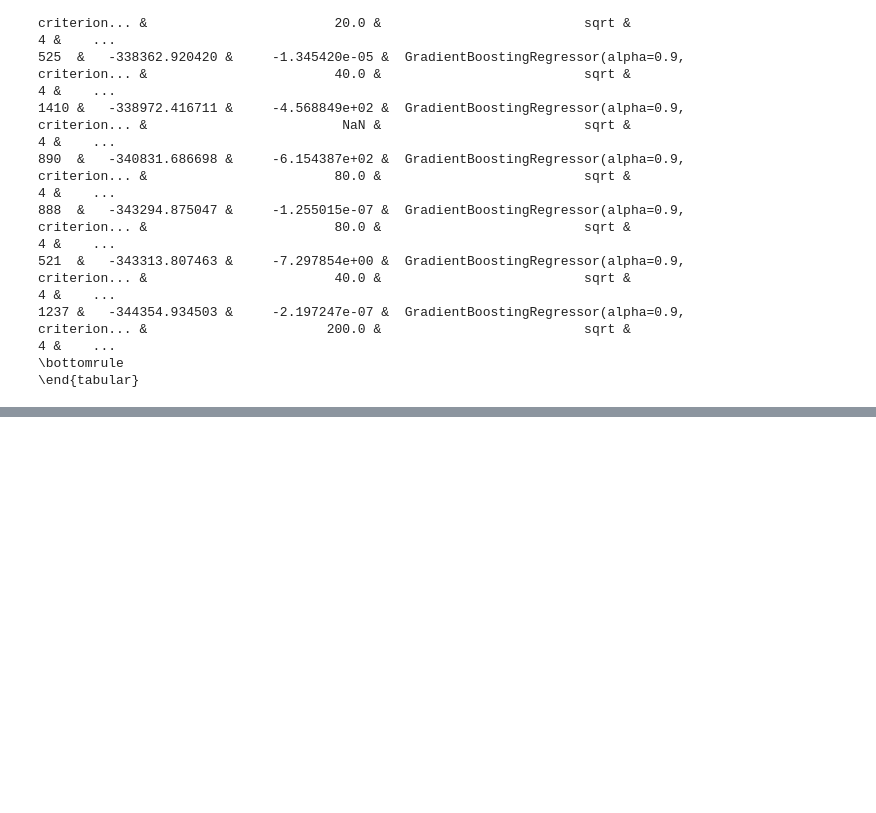
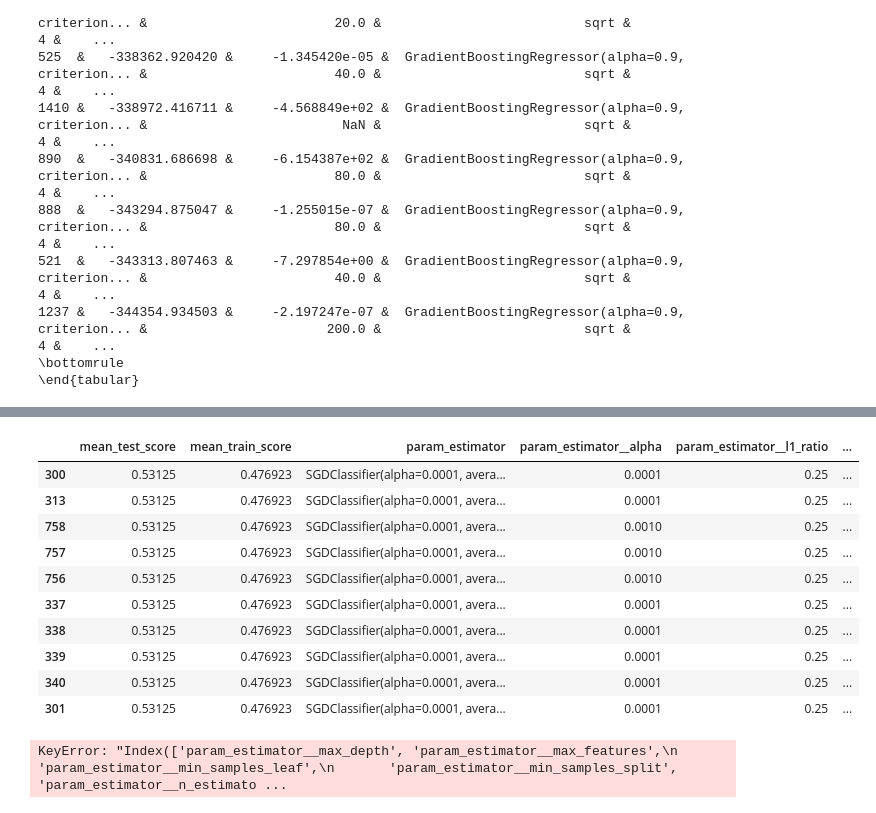
Before and after one commit to 219Winter2019adjz/Project5, a Jupyter notebook: latex_exporter.ipynb, the cells around one changed output, grey strips where cells are left out. Saved outputs shown, nothing was run; the diff lists cells and outputs as text; code cells hidden in the pictures; blank space fills up the shorter version.

```diff
--- a/latex_exporter.ipynb
+++ b/latex_exporter.ipynb
@@ -230,0 +255,18 @@ print(results.sort_values('mean_test_score', ascending=False).iloc[0:10, :].to_l
+# %%
+results.sort_values('mean_test_score', ascending=False).iloc[0:10, 3:15]
+# %% [output]
+|  | mean_test_score | mean_train_score | param_estimator | param_estimator__alpha | param_estimator__l1_ratio | ... |
+| 300 | 0.53125 | 0.476923 | SGDClassifier(alpha=0.0001, avera... | 0.0001 | 0.25 | ... |
+| 313 | 0.53125 | 0.476923 | SGDClassifier(alpha=0.0001, avera... | 0.0001 | 0.25 | ... |
+| 758 | 0.53125 | 0.476923 | SGDClassifier(alpha=0.0001, avera... | 0.0010 | 0.25 | ... |
+| 757 | 0.53125 | 0.476923 | SGDClassifier(alpha=0.0001, avera... | 0.0010 | 0.25 | ... |
+| 756 | 0.53125 | 0.476923 | SGDClassifier(alpha=0.0001, avera... | 0.0010 | 0.25 | ... |
+| 337 | 0.53125 | 0.476923 | SGDClassifier(alpha=0.0001, avera... | 0.0001 | 0.25 | ... |
+| 338 | 0.53125 | 0.476923 | SGDClassifier(alpha=0.0001, avera... | 0.0001 | 0.25 | ... |
+| 339 | 0.53125 | 0.476923 | SGDClassifier(alpha=0.0001, avera... | 0.0001 | 0.25 | ... |
+| 340 | 0.53125 | 0.476923 | SGDClassifier(alpha=0.0001, avera... | 0.0001 | 0.25 | ... |
+| 301 | 0.53125 | 0.476923 | SGDClassifier(alpha=0.0001, avera... | 0.0001 | 0.25 | ... |
+# %%
+print(results.sort_values('mean_test_score', ascending=False).iloc[0:10, :].to_latex(columns=(')))
+# %% [output]
+KeyError: "Index(['param_estimator__max_depth', 'param_estimator__max_features',\n       'param_estimator__min_samples_leaf',\n       'param_estimator__min_samples_split', 'param_estimator__n_estimato ...
```
Also changed, not shown: parts of 2 cells of this notebook, 1 other file.
